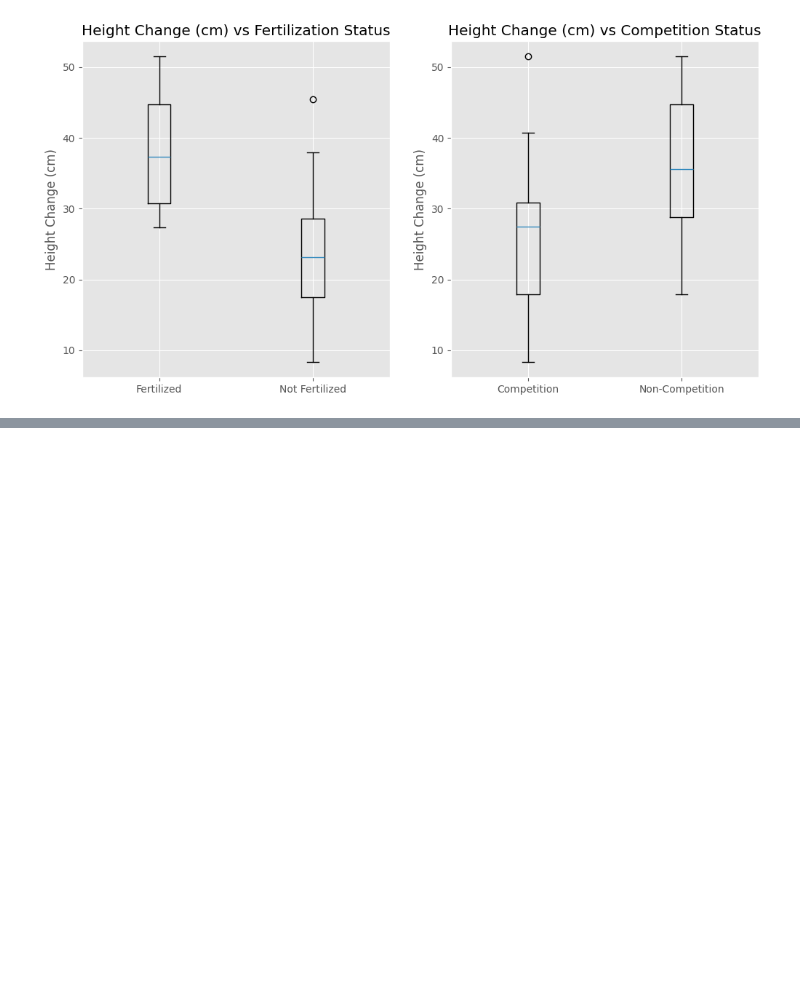
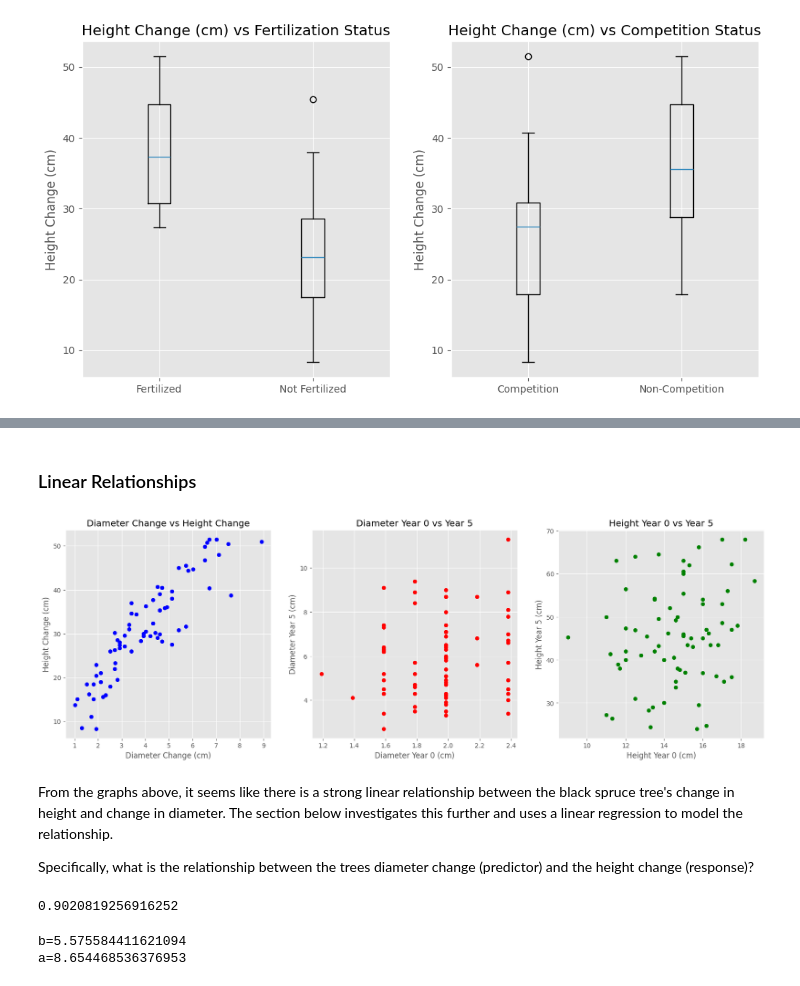
Before and after one commit to tzabilowicz/DataScience, a Jupyter notebook: case_studies/black_spruce.ipynb, the cells around one changed output, grey strips where cells are left out. Drawn from its saved outputs; the diff is of its cells as text; code cells hidden in the pictures; blank space fills up the shorter version.

```diff
--- a/case_studies/black_spruce.ipynb
+++ b/case_studies/black_spruce.ipynb
@@ -247,0 +328,49 @@ p-value (Diameter Test): 0.00009999
+# %% [markdown]
+### Linear Relationships
+# %%
+fig, axs = plt.subplots(nrows=1, ncols=3, figsize=(20, 6))
+
+axs[0].scatter(black_spruce["Di.change"], black_spruce["Ht.change"], color="blue")
+axs[0].set_title("Diameter Change vs Height Change")
+axs[0].set_xlabel("Diameter Change (cm)")
+axs[0].set_ylabel("Height Change (cm)")
+
+axs[1].scatter(black_spruce["Diameter0"], black_spruce["Diameter5"], color="red")
+axs[1].set_title("Diameter Year 0 vs Year 5")
+axs[1].set_xlabel("Diameter Year 0 (cm)")
+axs[1].set_ylabel("Diameter Year 5 (cm)")
+
+axs[2].scatter(black_spruce["Height0"], black_spruce["Height5"], color="green")
+axs[2].set_title("Height Year 0 vs Year 5")
+axs[2].set_xlabel("Height Year 0 (cm)")
+axs[2].set_ylabel("Height Year 5 (cm)")
+
+plt.show()
+# %% [output]
+[figure, added]
+# %% [markdown]
+From the graphs above, it seems like there is a strong linear relationship between the black spruce tree's change in height and change in diameter. The section below investigates this further and uses a linear regression to model the relationship.
+
+Specifically, what is the relationship between the trees diameter change (predictor) and the height change (response)?
+# %%
+# Correlations
+r_dchg_hchg = np.corrcoef(black_spruce["Di.change"], black_spruce["Ht.change"])[0][1]
+
+print(r_dchg_hchg)
+# %% [output]
+0.9020819256916252
+# %%
+x = black_spruce['Di.change'].to_numpy(dtype=np.float32)
+y = black_spruce['Ht.change'].to_numpy(dtype=np.float32)
+mu_x = x.mean()
+mu_y = y.mean()
+
+# Estimators
+b = (np.sum((x - mu_x) * (y - mu_y))) / (np.sum((x - mu_x) ** 2))
+a = mu_y - b * mu_x
+
+print(f"b={b}")
+print(f'a={a}')
+# %% [output]
+b=5.575584411621094
+a=8.654468536376953
```
Also changed, not shown: parts of 9 cells of this notebook, 1 other file.
